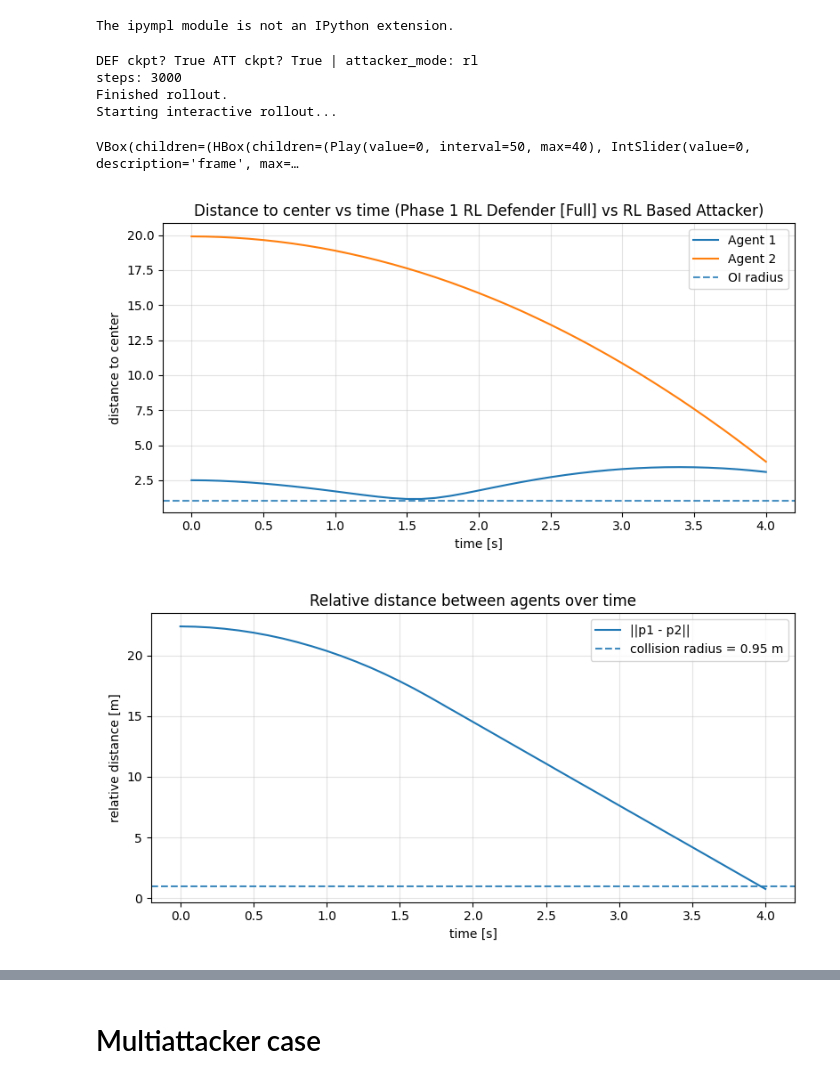
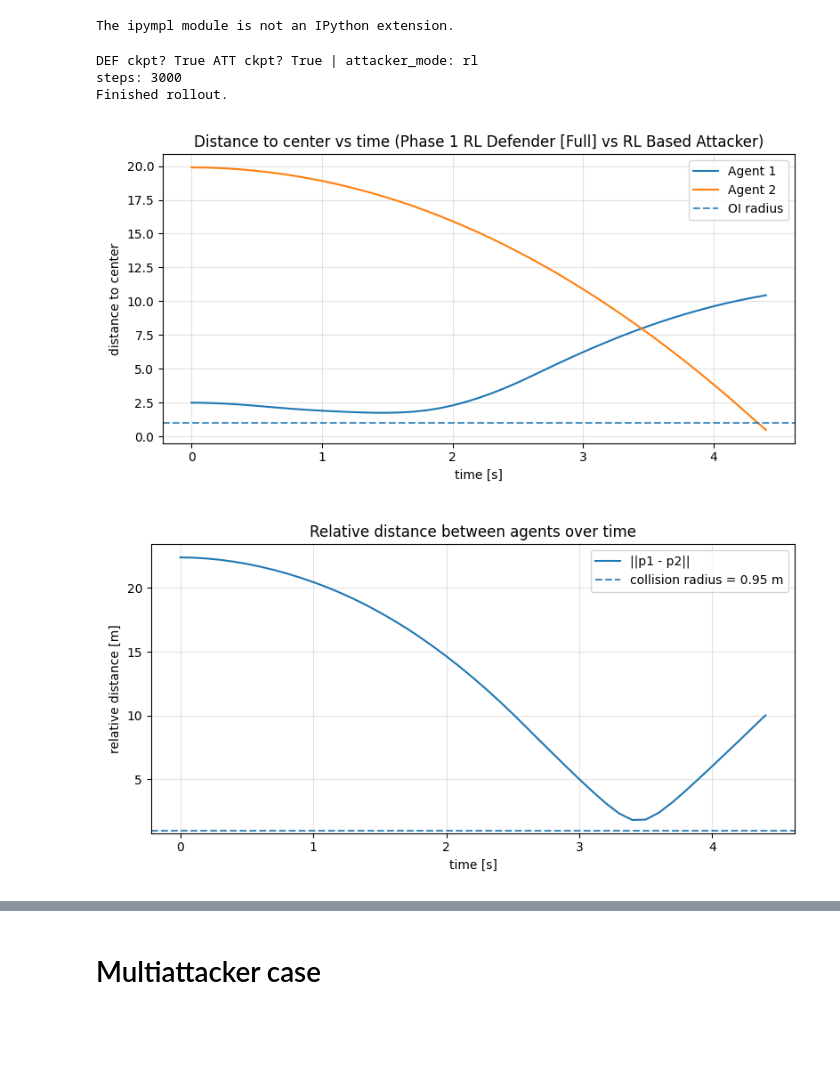
Before and after one commit to gussantaella1/PARL-PO, a Jupyter notebook: GameTheory_TopLevel.ipynb, the cells around one changed output, grey strips where cells are left out. Drawn from its saved outputs; the diff is of its cells as text; code cells hidden in the pictures; blank space fills up the shorter version.

```diff
--- a/GameTheory_TopLevel.ipynb
+++ b/GameTheory_TopLevel.ipynb
@@ -181,22 +181,20 @@ def run_with(**overrides):
 # %%
 if __name__ == "__main__":
     rollout, cfg = run_with(
         CKPT_DIR = Path("Training_Policy"),
         # POLICY_DEFENDER="def1_teacher__best.pt",
-        POLICY_DEFENDER="def1_teacher.pt",
+        POLICY_DEFENDER="def0_teacher.pt",
         POLICY_ATTACKER="att1_teacher.pt",
         ATTACKER_MODE="rl",
         USE_UKF=False,
         ANIMATE_ROLLOUT=True
     )
 
     plot_rollout_center_distance(rollout, cfg, title = "Distance to center vs time (Phase 1 RL Defender [Full] vs RL Based Attacker)")
     plot_rollout_relative_distance(rollout, cfg, title="Relative distance between agents over time")
 # %% [output]
 DEF ckpt? True ATT ckpt? True | attacker_mode: rl
 steps: 3000
 Finished rollout.
-Starting interactive rollout...
-VBox(children=(HBox(children=(Play(value=0, interval=50, max=40), IntSlider(value=0, description='frame', max=…
-[figure, old version]
+[figure, new version]
-[figure, old version]
+[figure, new version]
```
Also changed, not shown: parts of 1 cell of this notebook, 34 other files.
